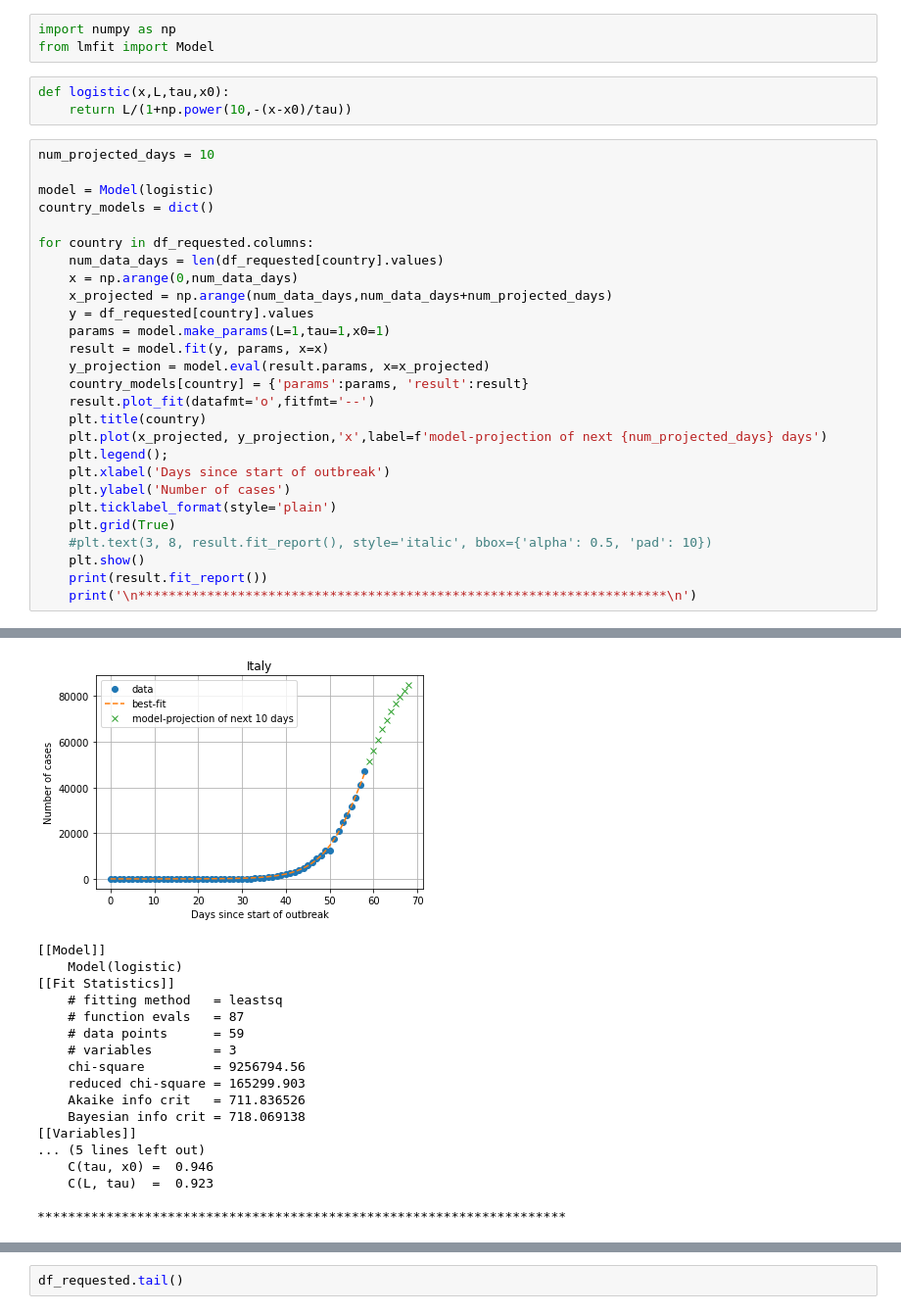
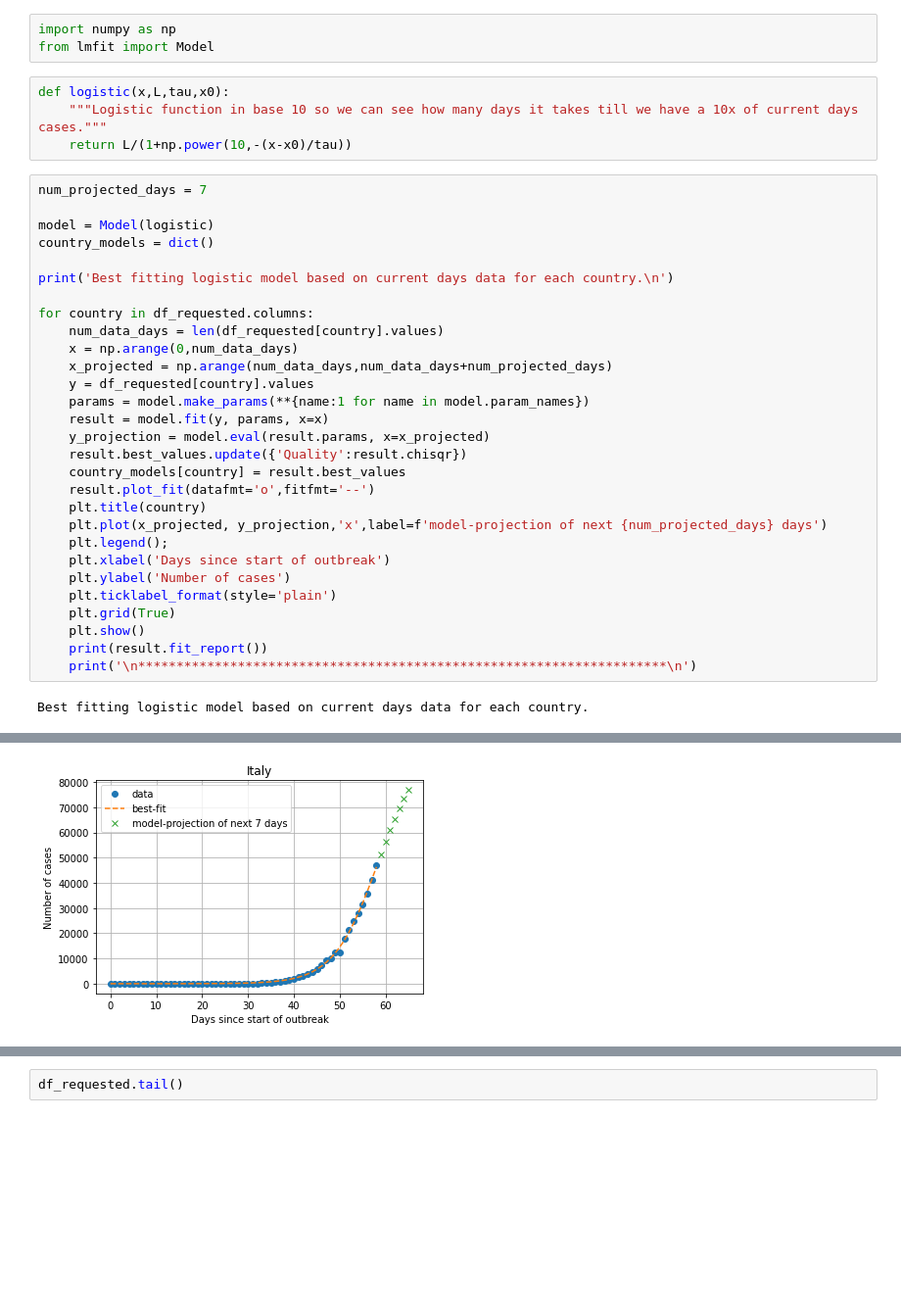
Before and after one commit to jmacenka/jupyternotebook_covid_19_visualization, a Jupyter notebook: analysis_of_the_covid_19_course.ipynb, the cells around one changed output, grey strips where cells are left out. Shown: that part at 98% size. Drawn from its saved outputs; the diff is of its cells as text; blank space fills up the shorter version.

```diff
--- a/analysis_of_the_covid_19_course.ipynb
+++ b/analysis_of_the_covid_19_course.ipynb
@@ -110,22 +100,26 @@ import numpy as np
 from lmfit import Model
 # %%
 def logistic(x,L,tau,x0):
+    """Logistic function in base 10 so we can see how many days it takes till we have a 10x of current days cases."""
     return L/(1+np.power(10,-(x-x0)/tau))
 # %%
-num_projected_days = 10
+num_projected_days = 7
 
 model = Model(logistic)
 country_models = dict()
+
+print('Best fitting logistic model based on current days data for each country.\n')
 
 for country in df_requested.columns:
     num_data_days = len(df_requested[country].values)
     x = np.arange(0,num_data_days)
     x_projected = np.arange(num_data_days,num_data_days+num_projected_days)
     y = df_requested[country].values
-    params = model.make_params(L=1,tau=1,x0=1)
+    params = model.make_params(**{name:1 for name in model.param_names})
     result = model.fit(y, params, x=x)
     y_projection = model.eval(result.params, x=x_projected)
-    country_models[country] = {'params':params, 'result':result}
+    result.best_values.update({'Quality':result.chisqr})
+    country_models[country] = result.best_values
     result.plot_fit(datafmt='o',fitfmt='--')
     plt.title(country)
     plt.plot(x_projected, y_projection,'x',label=f'model-projection of next {num_projected_days} days')
@@ -134,8 +128,8 @@ for country in df_requested.columns:
     plt.ylabel('Number of cases')
     plt.ticklabel_format(style='plain')
     plt.grid(True)
-    #plt.text(3, 8, result.fit_report(), style='italic', bbox={'alpha': 0.5, 'pad': 10})
     plt.show()
     print(result.fit_report())
     print('\n*********************************************************************\n')
 # %% [output]
+Best fitting logistic model based on current days data for each country.
@@ -178,18 +172 @@ for country in df_requested.columns:
-[figure, old version]
+[figure, new version]
-[[Model]]
-    Model(logistic)
-[[Fit Statistics]]
-    # fitting method   = leastsq
-    # function evals   = 87
-    # data points      = 59
-    # variables        = 3
-    chi-square         = 9256794.56
-    reduced chi-square = 165299.903
-    Akaike info crit   = 711.836526
-    Bayesian info crit = 718.069138
-[[Variables]]
-... (5 lines left out)
-    C(tau, x0) =  0.946
-    C(L, tau)  =  0.923
-
-*********************************************************************
```
Also changed, not shown: parts of 23 cells of this notebook.
